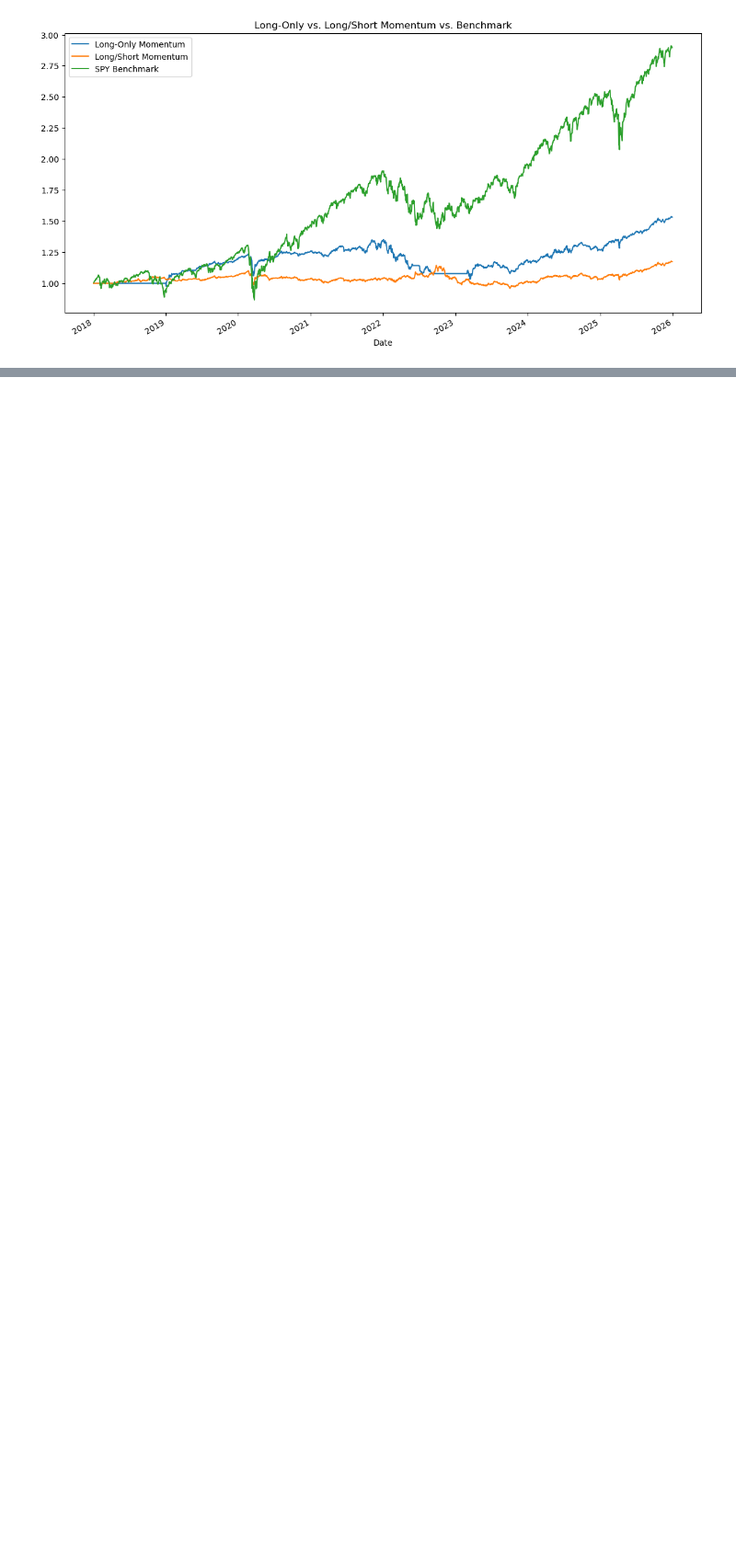
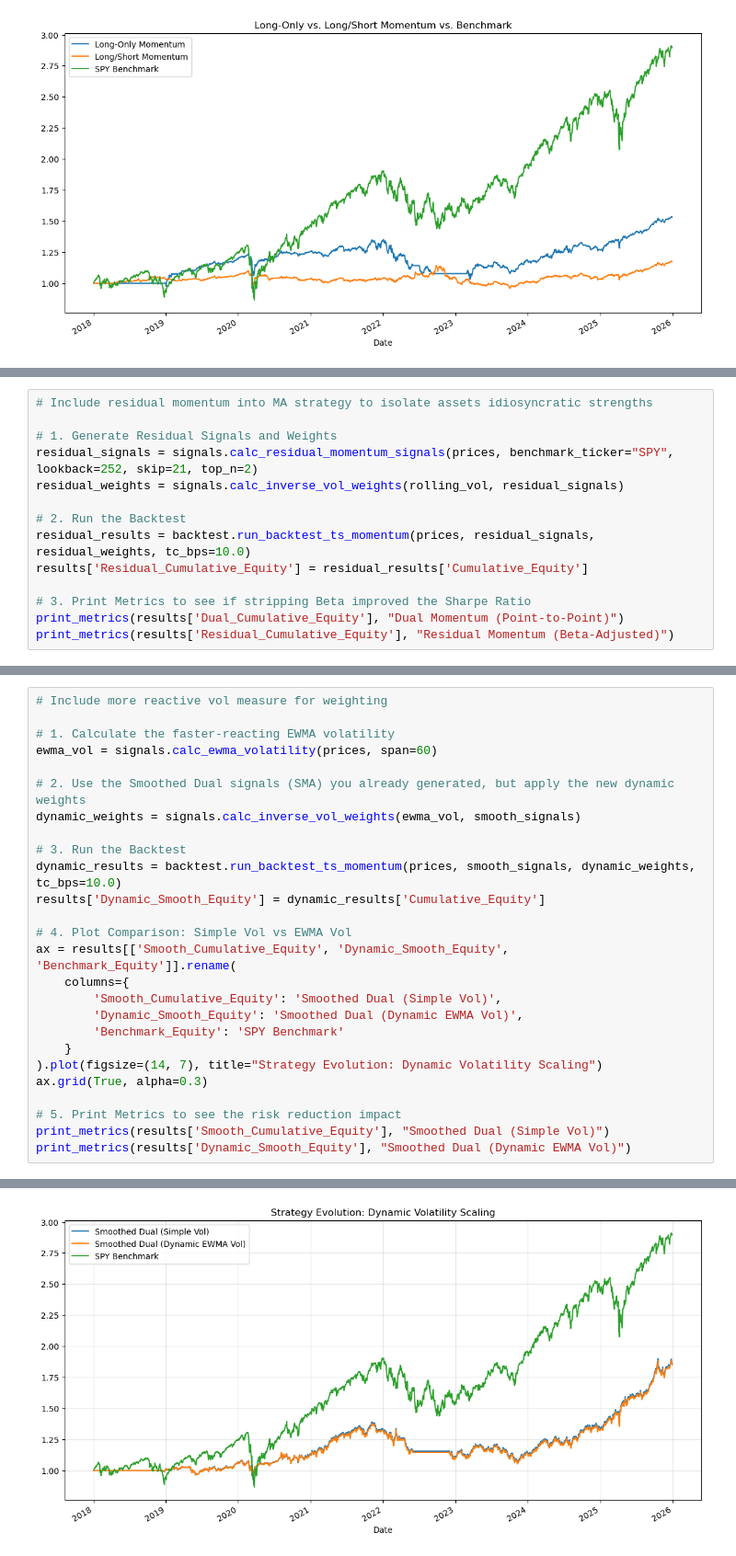
Before and after one commit to mkie39/macro-portfolio-lab, a Jupyter notebook: notebooks/02_momentum_backtest.ipynb, the cells around one changed output, grey strips where cells are left out. Shown at 92% size. Drawn from its saved outputs; the diff is of its cells as text; blank space fills up the shorter version.

```diff
--- a/notebooks/02_momentum_backtest.ipynb
+++ b/notebooks/02_momentum_backtest.ipynb
@@ -124,0 +214,14 @@ Max Drawdown: -24.50%
+# %%
+# Include residual momentum into MA strategy to isolate assets idiosyncratic strengths
+
+# 1. Generate Residual Signals and Weights
+residual_signals = signals.calc_residual_momentum_signals(prices, benchmark_ticker="SPY", lookback=252, skip=21, top_n=2)
+residual_weights = signals.calc_inverse_vol_weights(rolling_vol, residual_signals)
+
+# 2. Run the Backtest
+residual_results = backtest.run_backtest_ts_momentum(prices, residual_signals, residual_weights, tc_bps=10.0)
+results['Residual_Cumulative_Equity'] = residual_results['Cumulative_Equity']
+
+# 3. Print Metrics to see if stripping Beta improved the Sharpe Ratio
+print_metrics(results['Dual_Cumulative_Equity'], "Dual Momentum (Point-to-Point)")
+print_metrics(results['Residual_Cumulative_Equity'], "Residual Momentum (Beta-Adjusted)")
@@ -124,0 +240,27 @@ Max Drawdown: -24.50%
+# %%
+# Include more reactive vol measure for weighting
+
+# 1. Calculate the faster-reacting EWMA volatility
+ewma_vol = signals.calc_ewma_volatility(prices, span=60)
+
+# 2. Use the Smoothed Dual signals (SMA) you already generated, but apply the new dynamic weights
+dynamic_weights = signals.calc_inverse_vol_weights(ewma_vol, smooth_signals)
+
+# 3. Run the Backtest
+dynamic_results = backtest.run_backtest_ts_momentum(prices, smooth_signals, dynamic_weights, tc_bps=10.0)
+results['Dynamic_Smooth_Equity'] = dynamic_results['Cumulative_Equity']
+
+# 4. Plot Comparison: Simple Vol vs EWMA Vol
+ax = results[['Smooth_Cumulative_Equity', 'Dynamic_Smooth_Equity', 'Benchmark_Equity']].rename(
+    columns={
+        'Smooth_Cumulative_Equity': 'Smoothed Dual (Simple Vol)',
+        'Dynamic_Smooth_Equity': 'Smoothed Dual (Dynamic EWMA Vol)',
+        'Benchmark_Equity': 'SPY Benchmark'
+    }
+).plot(figsize=(14, 7), title="Strategy Evolution: Dynamic Volatility Scaling")
+ax.grid(True, alpha=0.3)
+
+# 5. Print Metrics to see the risk reduction impact
+print_metrics(results['Smooth_Cumulative_Equity'], "Smoothed Dual (Simple Vol)")
+print_metrics(results['Dynamic_Smooth_Equity'], "Smoothed Dual (Dynamic EWMA Vol)")
+# %% [output]
@@ -124,0 +278 @@ Max Drawdown: -24.50%
+[figure, added]
```
Also changed, not shown: parts of 6 cells of this notebook, 3 other files.
